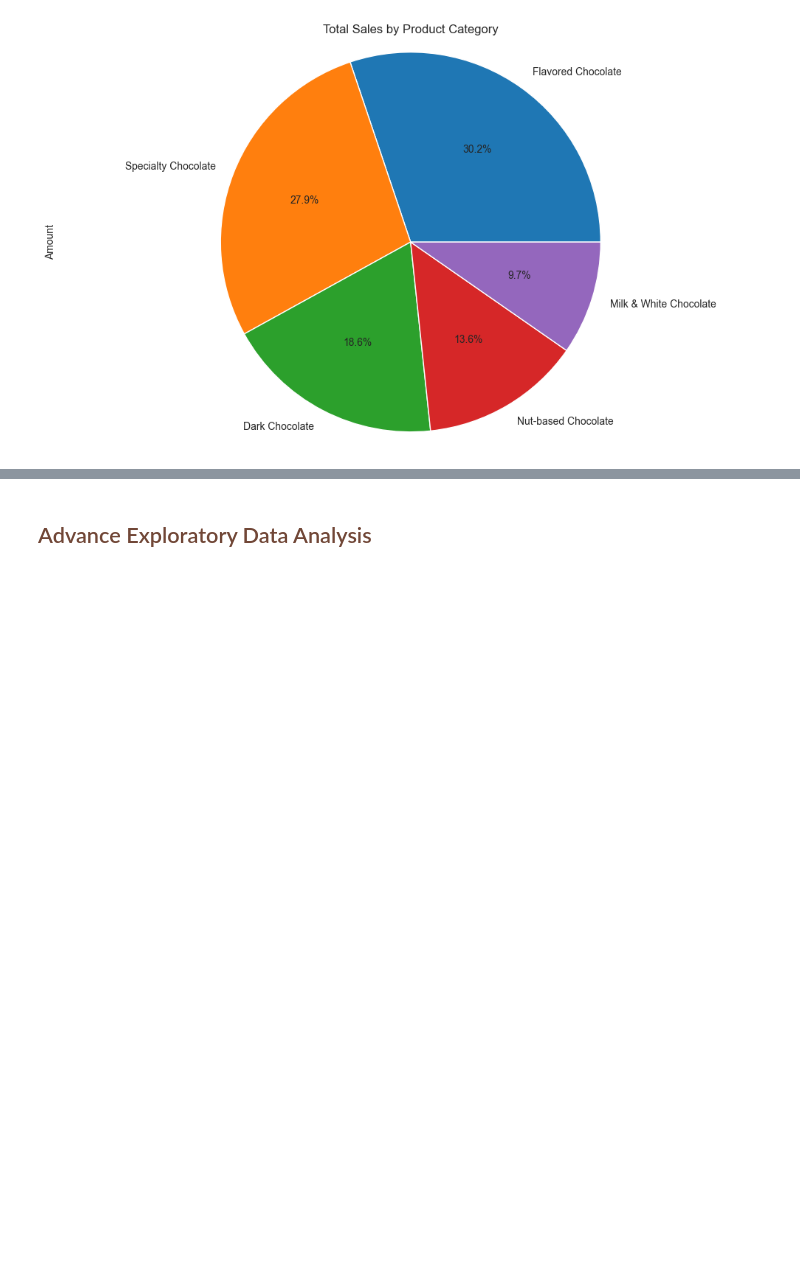
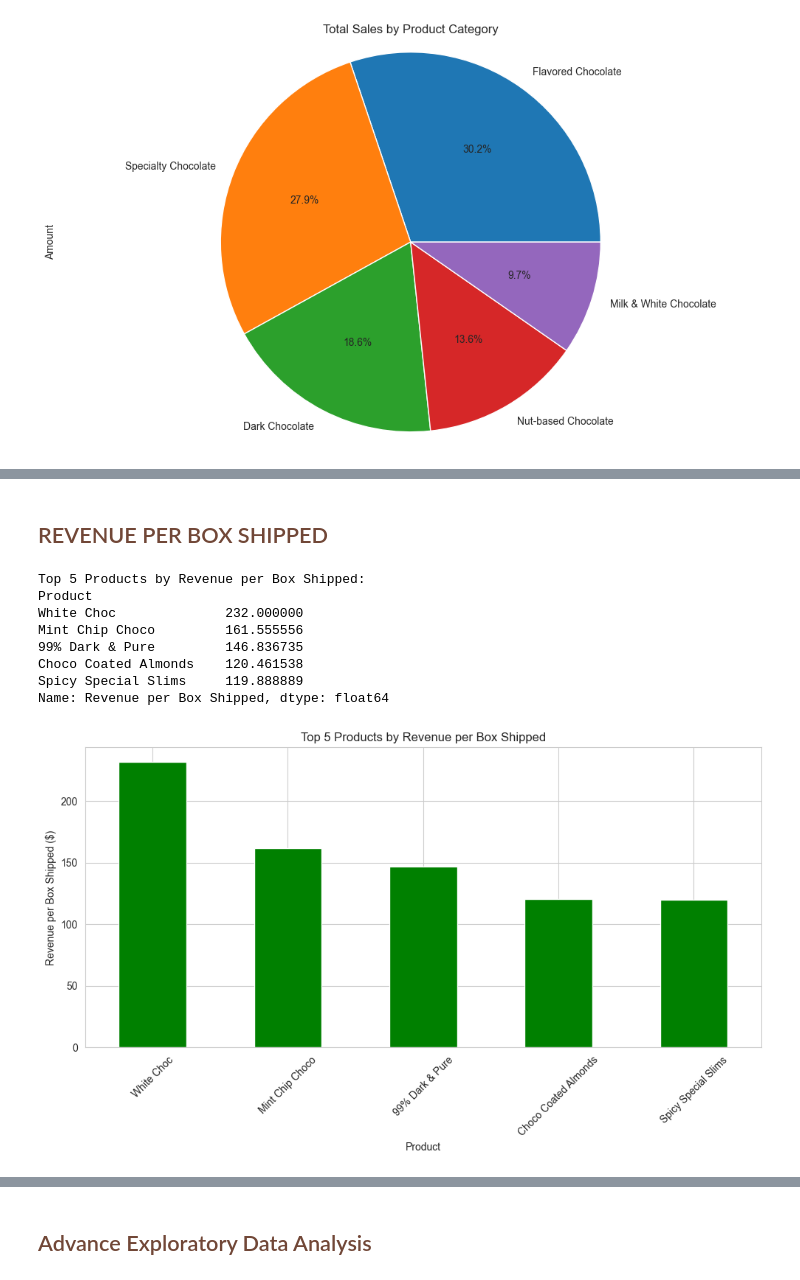
Before and after one commit to seldasen/Chocolate-Sales-Analysis, a Jupyter notebook: jupyter_notebooks/2. Sales Data Analysis.ipynb, the cells around one changed output, grey strips where cells are left out. Saved outputs shown, nothing was run; the diff lists cells and outputs as text; code cells hidden in the pictures; blank space fills up the shorter version.

Commit message:
Sales analysis

```diff
--- a/jupyter_notebooks/2. Sales Data Analysis.ipynb
+++ b/jupyter_notebooks/2. Sales Data Analysis.ipynb
@@ -158 +185,28 @@ plt.show()
+# %% [markdown]
+<h2 style='color:#714737;'> REVENUE PER BOX SHIPPED</h2>
+# %%
+# Revenue per Box Shipped Analysis
+revenue_per_box = df.groupby('Product')['Revenue per Box Shipped'].mean().sort_values(ascending=False).head(5)
+print("\nTop 5 Products by Revenue per Box Shipped:")
+print(revenue_per_box)
+
+# Plot Revenue per Box Shipped
+plt.figure(figsize=(10, 6))
+revenue_per_box.plot(kind='bar', color='green')
+plt.title('Top 5 Products by Revenue per Box Shipped')
+plt.xlabel('Product')
+plt.ylabel('Revenue per Box Shipped ($)')
+plt.xticks(rotation=45)
+plt.tight_layout()
+plt.show()
+# %% [output]
+Top 5 Products by Revenue per Box Shipped:
+Product
+White Choc              232.000000
+Mint Chip Choco         161.555556
+99% Dark & Pure         146.836735
+Choco Coated Almonds    120.461538
+Spicy Special Slims     119.888889
+Name: Revenue per Box Shipped, dtype: float64
+[figure, added]
 # %% [markdown]
```
Also changed, not shown: parts of 42 cells of this notebook.
